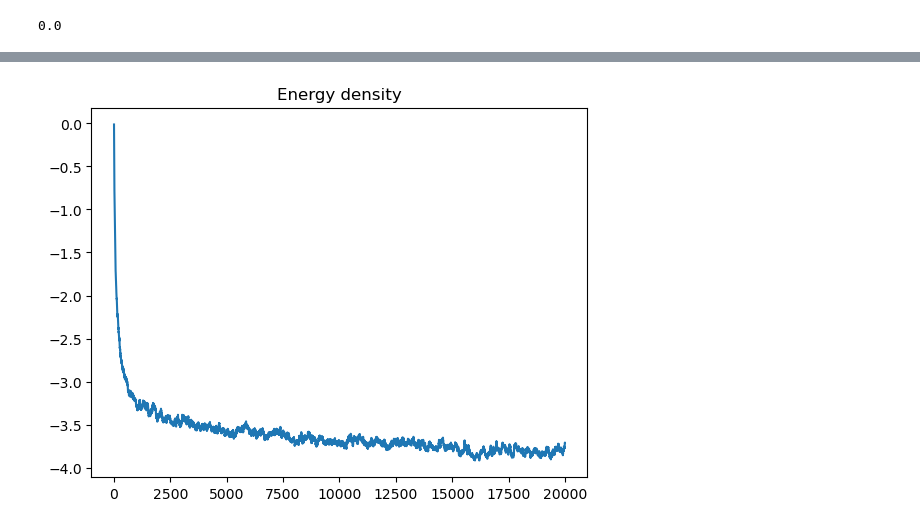
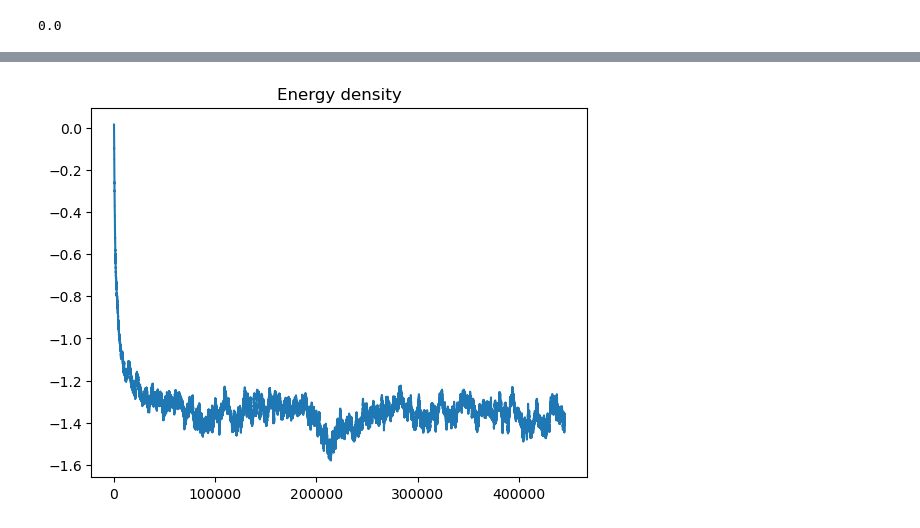
Before and after one commit to fysmoe1121/Phase-Transitions-Ising-Model, a Jupyter notebook: ising_model.ipynb, the cells around one changed output, grey strips where cells are left out. Cells and saved outputs as stored; diff of their text form; code cells hidden in the pictures.

```diff
--- a/ising_model.ipynb
+++ b/ising_model.ipynb
@@ -92,8 +92,7 @@ def energy(lattice):
             # Periodic boundary conditions are handled by wrapping index
             H += lattice[i, j] * (lattice[i, right_neighbor] + lattice[down_neighbor, j])
 
-    # Multiply by -2 as in the original specification
-    return -2 * H
+    return -H
 # %%
 print(energy(state))
 # %% [output]
@@ -126,7 +125,7 @@ def delta_energy(initial_lattice: np.ndarray, spin_to_flip: tuple[int, int]) ->
                         initial_lattice[x, (y + 1)%L] +
                         initial_lattice[x, (y - 1)%L])
 
-    return 4 * sum_of_neighbors * initial_lattice[x, y]
+    return 2 * sum_of_neighbors * initial_lattice[x, y]
 # %%
 @jit(nopython=True)
 def flip_spin_in_lattice(lattice: np.ndarray, spin: tuple[int,int]) -> np.ndarray:
@@ -169,7 +168,9 @@ def sampler(type: str,init_dist: np.ndarray, beta: float, num_iters: int, sweep_
         if i % sweep_size == 0:
             fixed_time_samples.append(sample)
     return fixed_time_samples, updated_samples
+# %%
+N, p, beta = 50, 0.5, 0.44
 # %%
-mh_fixed_time_res, mh_updated_res = sampler('mh', generate_lattice(50, 0.5), 0.3, 1_000_000)
+mh_fixed_time_res, mh_updated_res = sampler('mh', generate_lattice(N, p), beta, 2_000_000)
 print(len(mh_fixed_time_res), len(mh_updated_res))
 # %% [output]
@@ -202,7 +209,7 @@ plot_magnetization_squared(gibbs_fixed_time_res)
 # %%
-plot_energy(mh_fixed_time_res)
+plot_energy(mh_updated_res)
 # %% [output]
-[figure, old version]
+[figure, new version]
 # %%
 plot_energy(gibbs_fixed_time_res)
 # %% [output]
```
Also changed, not shown: parts of 13 cells of this notebook.
